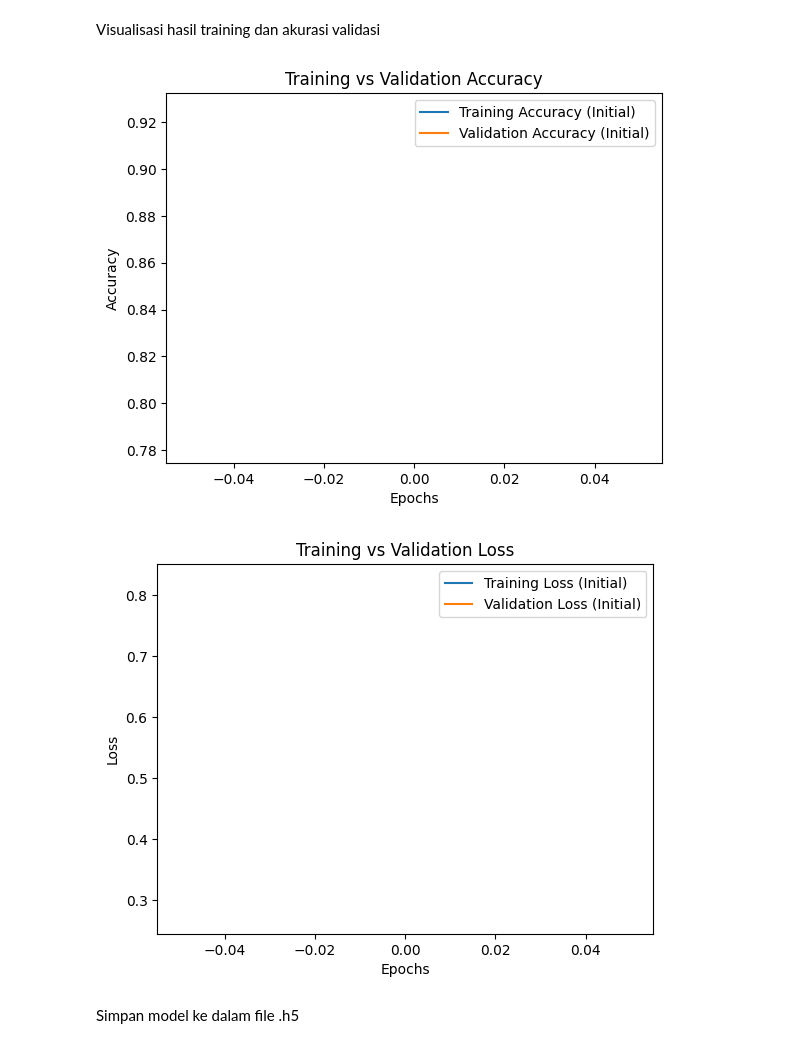
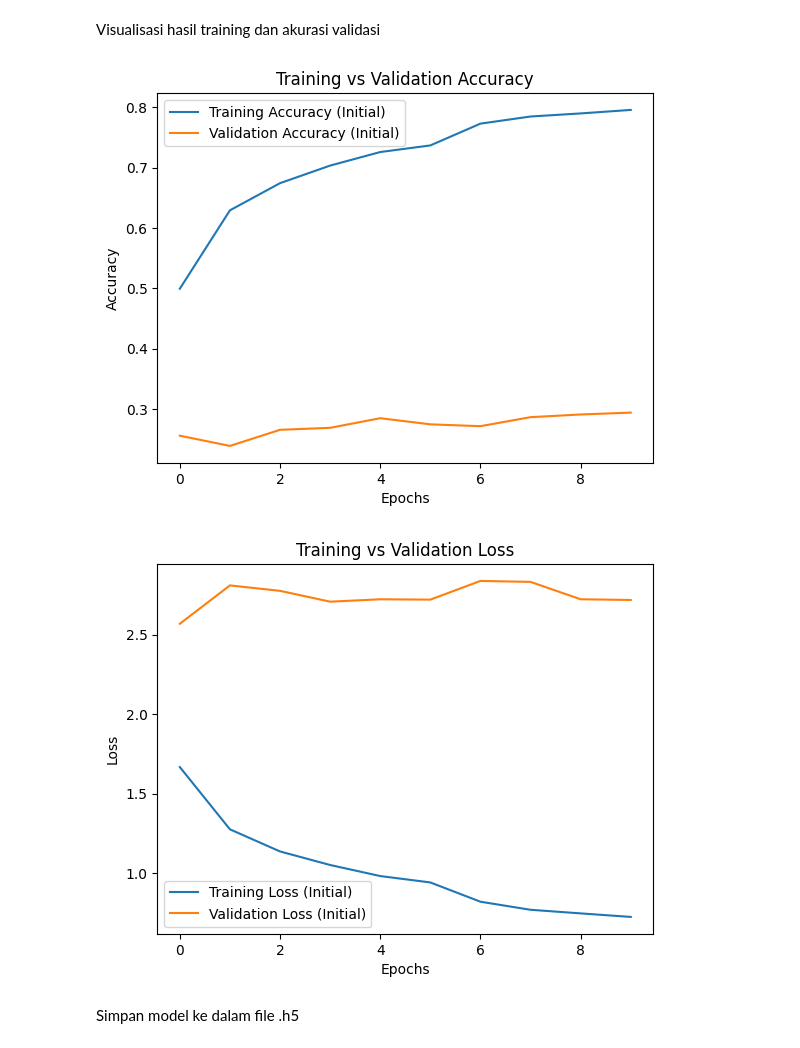
Before and after one commit to irsyamokta/anomali-detection, a Jupyter notebook: notebooks/anomali_detection.ipynb, the cells around one changed output. Drawn from its saved outputs; the diff is of its cells as text; code cells hidden in the pictures.

```diff
--- a/notebooks/anomali_detection.ipynb
+++ b/notebooks/anomali_detection.ipynb
@@ -85,8 +90,9 @@ datagen = ImageDataGenerator(
     fill_mode='nearest',
     validation_split=0.2
 )
+
 train_data = datagen.flow_from_directory(
-    subset_dir,
+    output_path,
     target_size=(64, 64),
     batch_size=16,
     class_mode='categorical',
@@ -95,7 +101,7 @@ train_data = datagen.flow_from_directory(
 )
 
 val_data = datagen.flow_from_directory(
-    subset_dir,
+    output_path,
     target_size=(64, 64),
     batch_size=16,
     class_mode='categorical',
@@ -105,6 +111,4 @@ val_data = datagen.flow_from_directory(
 
 class_labels = train_data.class_indices
 print(class_labels)
-
-num_classes = len(train_data.class_indices)
 # %% [output]
@@ -140,6 +143,6 @@ Extract Feature
 base_model = tf.keras.applications.DenseNet121(
     include_top=False,
     weights='imagenet',
-    input_shape=(64, 64, 3)
+    input_shape=(128, 128, 3)
 )
 base_model.trainable = False
@@ -163,7 +169,7 @@ model = tf.keras.models.Sequential([
     layers.GlobalAveragePooling2D(),
     layers.Dense(512, activation='relu', kernel_regularizer=regularizers.l2(0.001)),
     layers.Dropout(0.5),
-    layers.Dense(7, activation='softmax')
+    layers.Dense(20, activation='softmax')
 ])
 
 
@@ -214,7 +198,7 @@ Fine tunning
 # %%
 history = model.fit(
     train_data,
-    epochs=1,
+    epochs=10,
     callbacks=[callbacks, lr_scheduler],
     validation_data=val_data
 )
@@ -257,28 +256,25 @@ Visualisasi hasil training dan akurasi validasi
 # %%
 # Plot training & validation accuracy
 plt.plot(history.history['accuracy'], label='Training Accuracy (Initial)')
 plt.plot(history.history['val_accuracy'], label='Validation Accuracy (Initial)')
-plt.plot(history_fine.history['accuracy'], label='Training Accuracy (Fine-Tune)')
-plt.plot(history_fine.history['val_accuracy'], label='Validation Accuracy (Fine-Tune)')
+
 plt.legend()
 plt.title('Training vs Validation Accuracy')
 plt.xlabel('Epochs')
 plt.ylabel('Accuracy')
 plt.show()
 
 # Plot training & validation loss
 plt.plot(history.history['loss'], label='Training Loss (Initial)')
 plt.plot(history.history['val_loss'], label='Validation Loss (Initial)')
-plt.plot(history_fine.history['loss'], label='Training Loss (Fine-Tune)')
-plt.plot(history_fine.history['val_loss'], label='Validation Loss (Fine-Tune)')
 plt.legend()
 plt.title('Training vs Validation Loss')
 plt.xlabel('Epochs')
 plt.ylabel('Loss')
 plt.show()
 # %% [output]
-[figure, old version]
+[figure, new version]
-[figure, old version]
+[figure, new version]
 # %% [markdown]
 Simpan model ke dalam file .h5
 # %%
```
Also changed, not shown: parts of 21 cells of this notebook.
